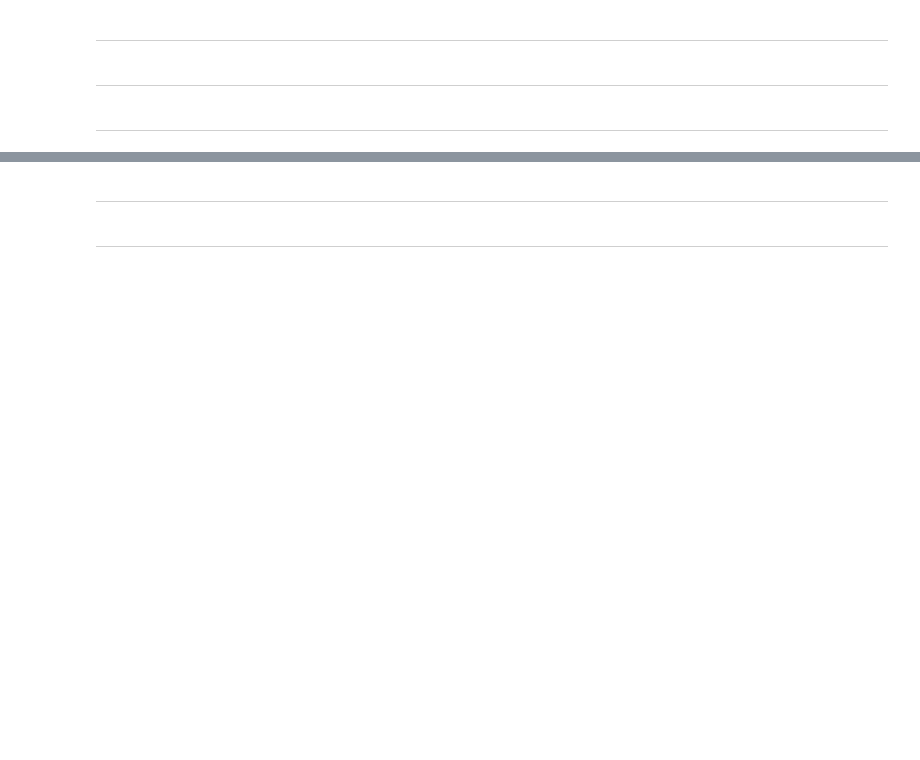
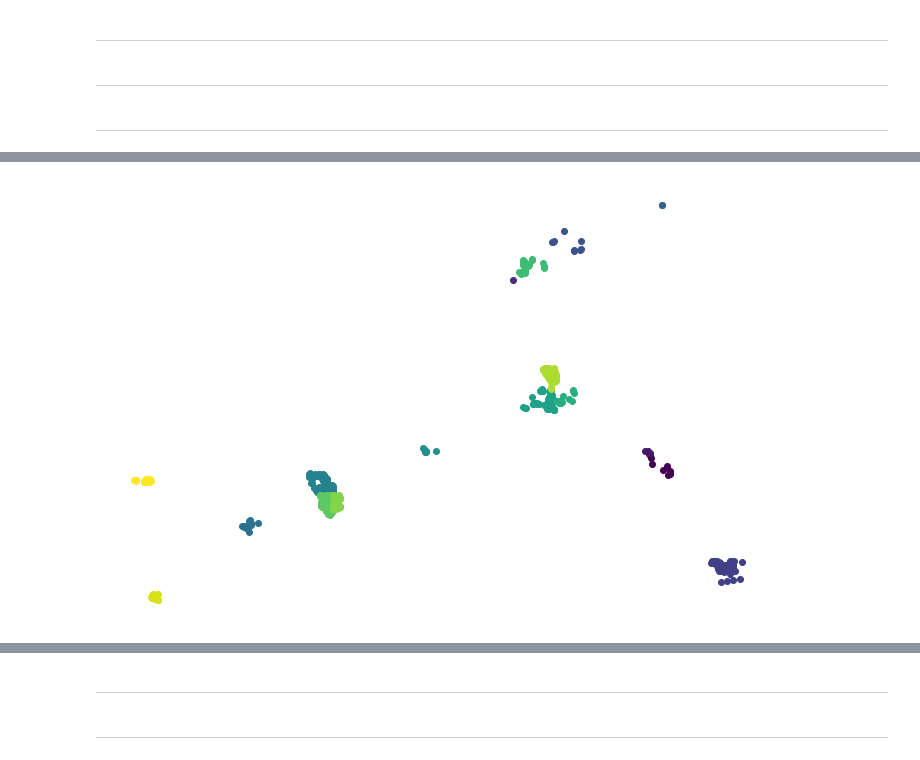
Before and after one commit to ali-ism/GCN-Disaster-Damage-thesis, a Jupyter notebook: playground.ipynb, the cells around one changed output, grey strips where cells are left out. Drawn from its saved outputs; the diff is of its cells as text; code cells hidden in the pictures; blank space fills up the shorter version.

```diff
--- a/playground.ipynb
+++ b/playground.ipynb
@@ -123,7 +145,9 @@ plot_on_image(labels, subsets[i_subset], 'guatemala-volcano_00000000')
 # %%
 from visualization import plot_on_map
 
-plot_on_map(labels)
+plot_on_map(labels, mapbox=False)
+# %% [output]
+[figure, added]
 # %%
 import matplotlib
 import matplotlib.pyplot as plt
```
Also changed, not shown: parts of 4 cells of this notebook, 3 other files.
